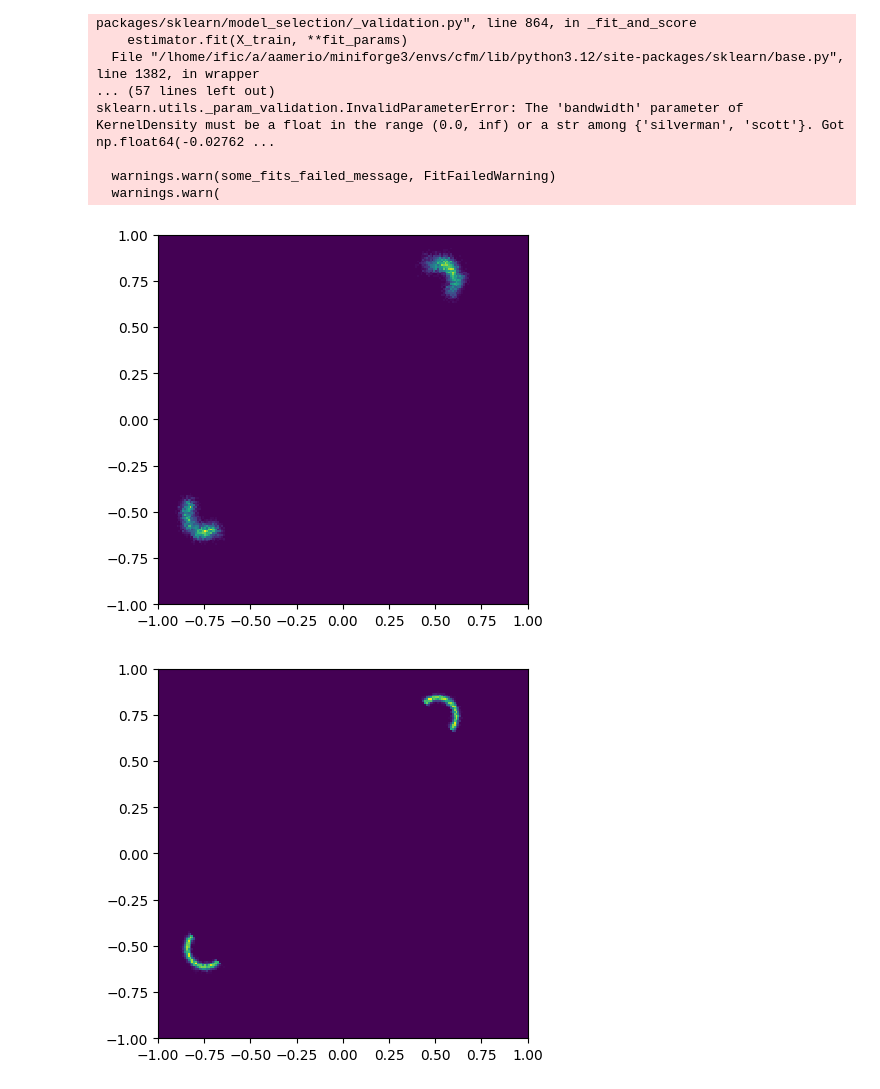
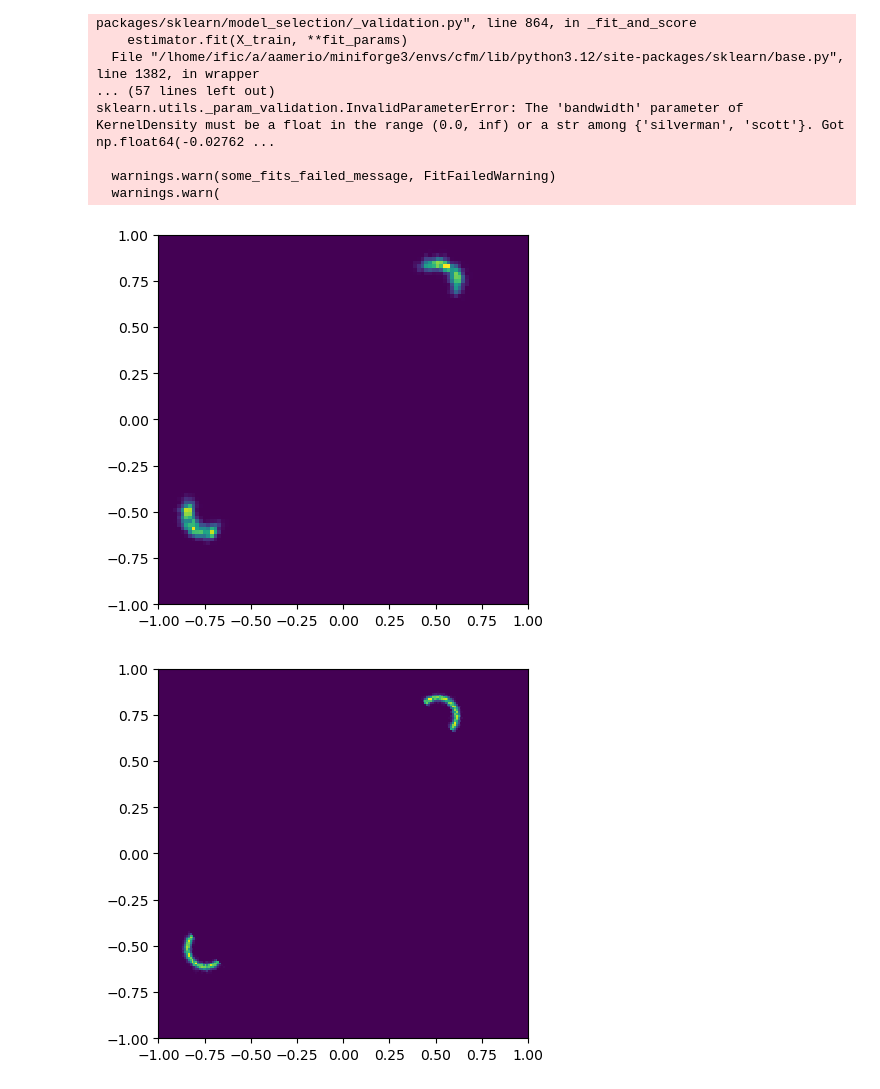
Before and after one commit to aurelio-amerio/gen-sbi, a Jupyter notebook: examples/sbi-benchmarks/two_moons.ipynb, the cells around one changed output. Drawn from its saved outputs; the diff is of its cells as text; code cells hidden in the pictures.

```diff
--- a/examples/sbi-benchmarks/two_moons.ipynb
+++ b/examples/sbi-benchmarks/two_moons.ipynb
@@ -84,13 +84,13 @@ sklearn.utils._param_validation.InvalidParameterError: The 'bandwidth' parameter
   warnings.warn(some_fits_failed_message, FitFailedWarning)
   warnings.warn(
 # %%
-plt.hist2d(posterior_samples[:, 0], posterior_samples[:, 1], bins=(200,200), range=[(-1, 1), (-1, 1)], density=True)
+plt.hist2d(posterior_samples[:, 0], posterior_samples[:, 1], bins=(100,100), range=[(-1, 1), (-1, 1)], density=True)
 plt.xlim((-1,1))
 plt.ylim((-1,1))
 plt.gca().set_aspect('equal', adjustable='box')
 plt.show()
 # %% [output]
-[figure, old version]
+[figure, new version]
 # %%
 # Once we got samples from an approximate posterior, compare them to the reference:
 from sbibm.metrics import c2st
```
Also changed, not shown: parts of 11 cells of this notebook.
